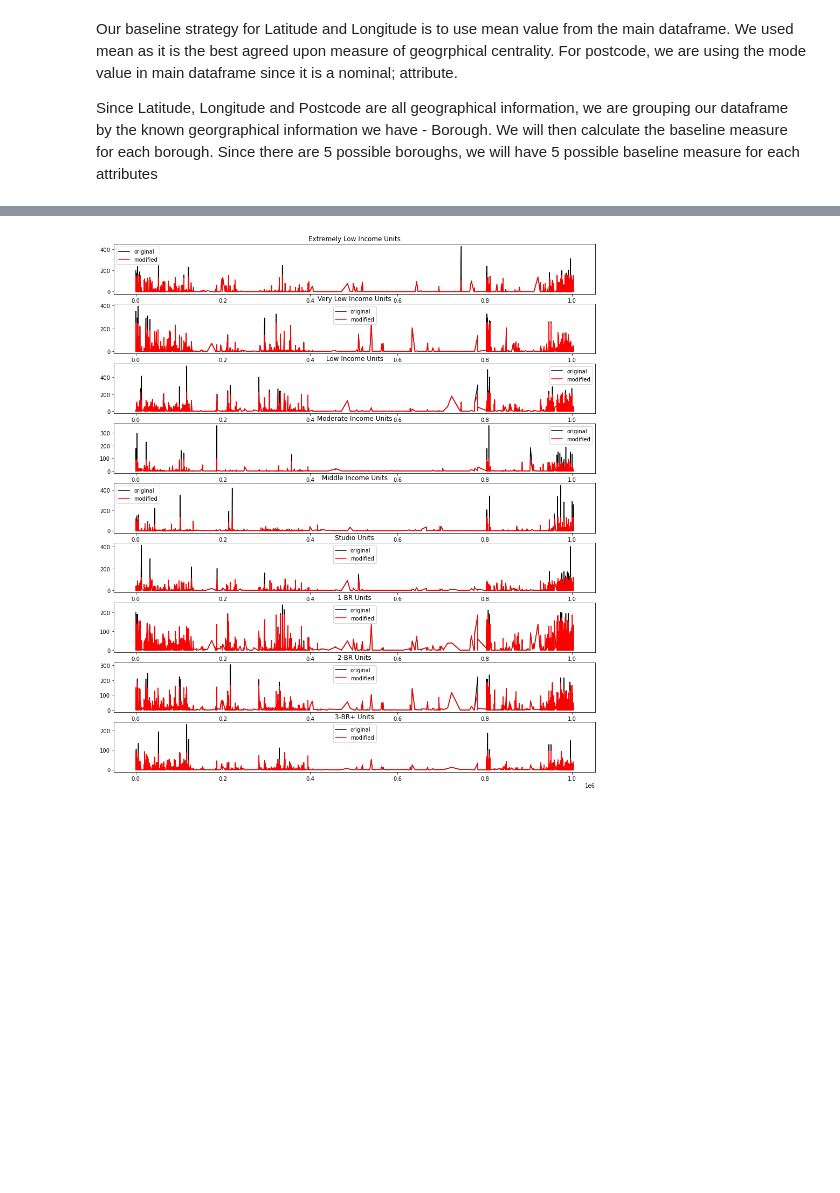
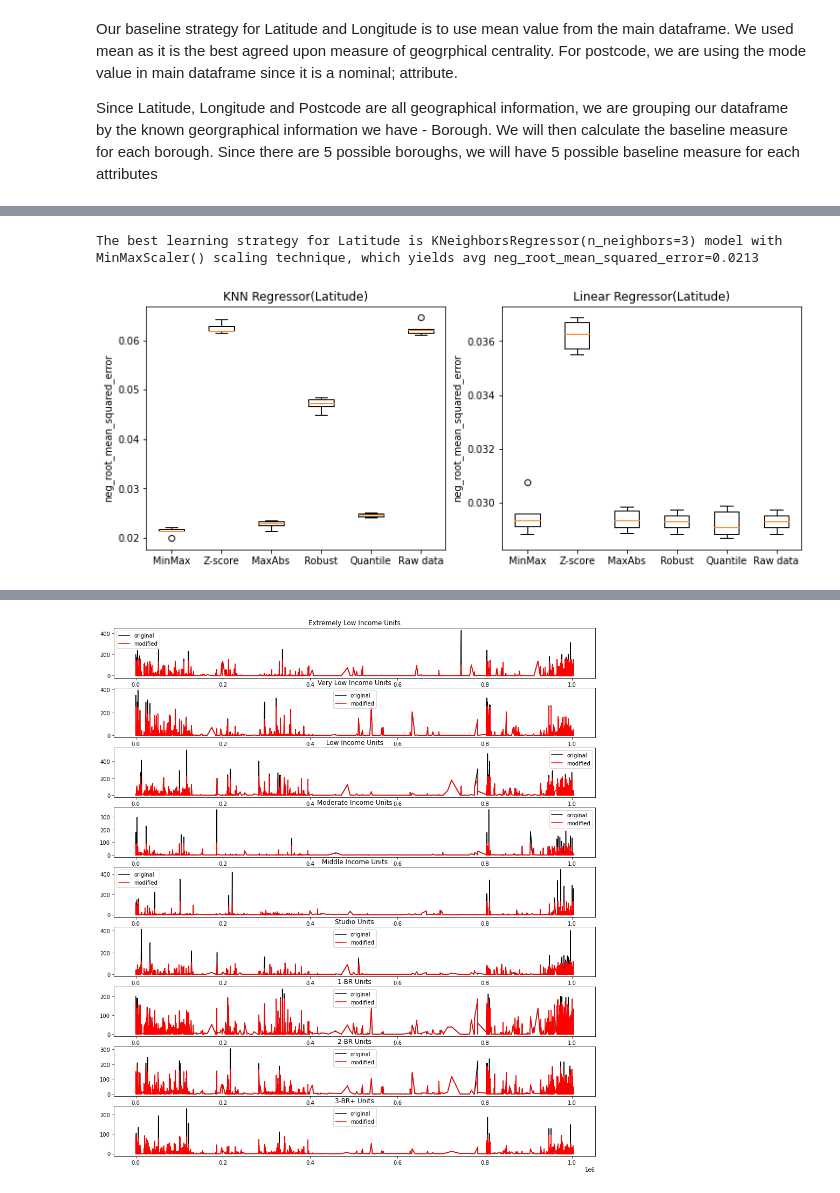
Before and after one commit to tejusrevi/nyc-housing, a Jupyter notebook: project.ipynb, the cells around one changed output, grey strips where cells are left out. Cells and saved outputs as stored; diff of their text form; code cells hidden in the pictures; blank space fills up the shorter version.

```diff
--- a/project.ipynb
+++ b/project.ipynb
@@ -711,6 +720,9 @@ classification_models = [['KNN Classifier', KNeighborsClassifier(n_neighbors=3)]
 regression_models = [['KNN Regressor', KNeighborsRegressor(n_neighbors=3)], ['Linear Regressor', LinearRegression()]]
 # %%
 # find best learning strategy for Latitude
-#find_best_learning_strategy(encoded_df, 'Latitude', arr_scalers, regression_models, 'neg_root_mean_squared_error');
+find_best_learning_strategy(encoded_df, 'Latitude', arr_scalers, regression_models, 'neg_root_mean_squared_error');
+# %% [output]
+The best learning strategy for Latitude is KNeighborsRegressor(n_neighbors=3) model with MinMaxScaler() scaling technique, which yields avg neg_root_mean_squared_error=0.0213
+[figure, added]
 # %%
 # find best learning strategy for Longitude
```
Also changed, not shown: parts of 36 cells of this notebook.
